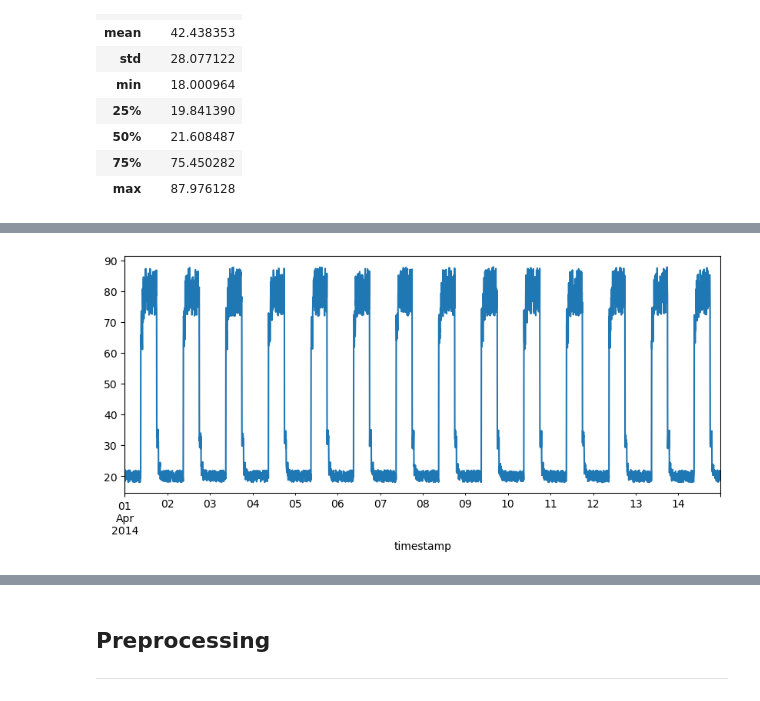
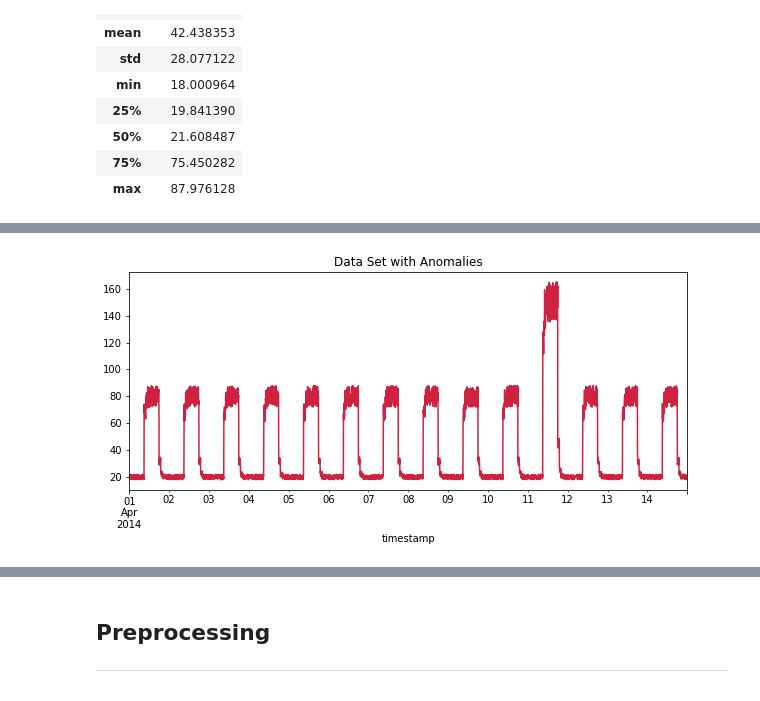
Before and after one commit to katemcg93/ML_Stats, a Jupyter notebook: Topic 5 - Keras Time Series Anomaly Detection.ipynb, the cells around one changed output, grey strips where cells are left out. Saved outputs shown, nothing was run; the diff lists cells and outputs as text; code cells hidden in the pictures.

```diff
--- a/Topic 5 - Keras Time Series Anomaly Detection.ipynb
+++ b/Topic 5 - Keras Time Series Anomaly Detection.ipynb
@@ -153,8 +190,9 @@ df_small_noise.shape
 # %%
 #
 fig, ax = plt.subplots(figsize=(10,4))
 
 # Use pandas to plot data frame.
-df_small_noise.plot(legend=False, ax=ax);
+df_daily_jumpsup.plot(legend=False, ax=ax, color = "#cf2141");
+ax.set_title("Data Set with Anomalies");
 # %% [output]
-[figure, old version]
+[figure, new version]
```
Also changed, not shown: parts of 36 cells of this notebook.
